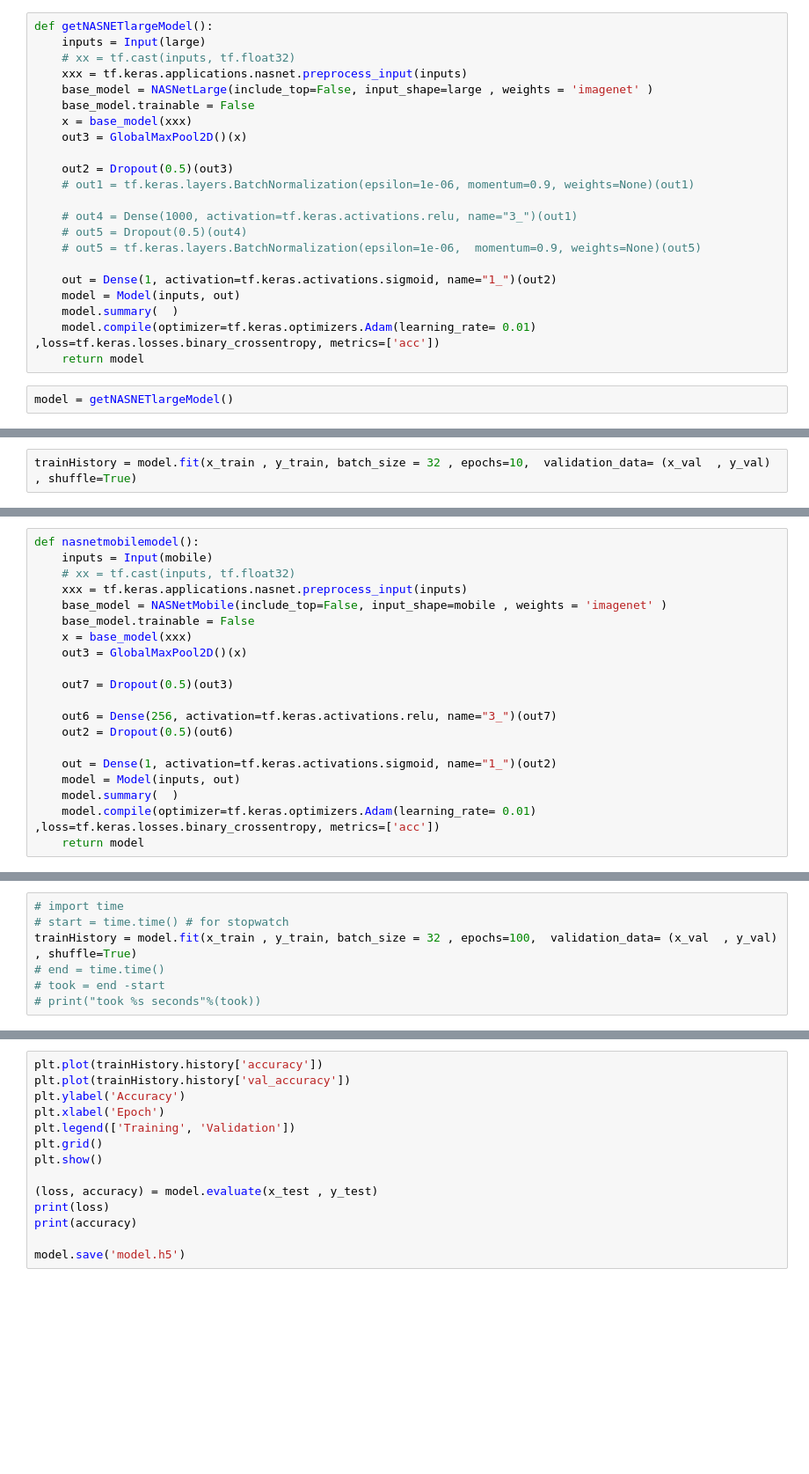
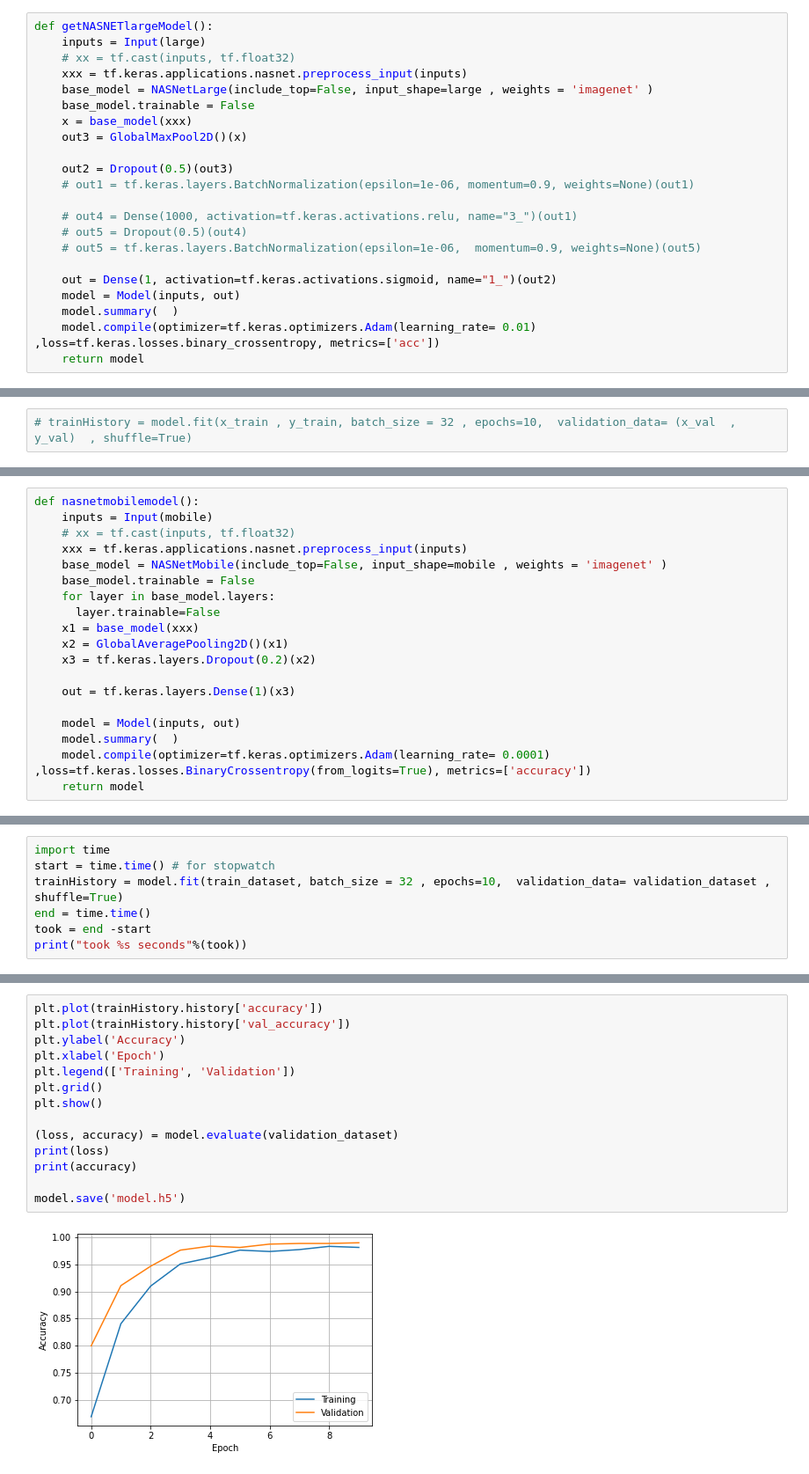
Before and after one commit to Nadiam75/DeepLearning_HW_2, a Jupyter notebook: transferLearning.ipynb, the cells around one changed output, grey strips where cells are left out. Shown at 88% size. Cells and saved outputs as stored; diff of their text form; blank space fills up the shorter version.

```diff
--- a/transferLearning.ipynb
+++ b/transferLearning.ipynb
@@ -314,5 +324,3 @@ def getNASNETlargeModel():
     model.summary(  )
     model.compile(optimizer=tf.keras.optimizers.Adam(learning_rate= 0.01)  ,loss=tf.keras.losses.binary_crossentropy, metrics=['acc'])
     return model
-# %%
-model = getNASNETlargeModel()
@@ -337,2 +330,2 @@ _________________________________________________________________
 # %%
-trainHistory = model.fit(x_train , y_train, batch_size = 32 , epochs=10,  validation_data= (x_val  , y_val)  , shuffle=True)
+# trainHistory = model.fit(x_train , y_train, batch_size = 32 , epochs=10,  validation_data= (x_val  , y_val)  , shuffle=True)
@@ -346,18 +336,17 @@ def nasnetmobilemodel():
     xxx = tf.keras.applications.nasnet.preprocess_input(inputs)
     base_model = NASNetMobile(include_top=False, input_shape=mobile , weights = 'imagenet' )
     base_model.trainable = False
-    x = base_model(xxx)
-    out3 = GlobalMaxPool2D()(x)
+    for layer in base_model.layers:
+      layer.trainable=False
+    x1 = base_model(xxx)
+    x2 = GlobalAveragePooling2D()(x1)
+    x3 = tf.keras.layers.Dropout(0.2)(x2)
 
-    out7 = Dropout(0.5)(out3)
+    out = tf.keras.layers.Dense(1)(x3)
 
-    out6 = Dense(256, activation=tf.keras.activations.relu, name="3_")(out7)
-    out2 = Dropout(0.5)(out6)
-
-    out = Dense(1, activation=tf.keras.activations.sigmoid, name="1_")(out2)
     model = Model(inputs, out)
     model.summary(  )
-    model.compile(optimizer=tf.keras.optimizers.Adam(learning_rate= 0.01)  ,loss=tf.keras.losses.binary_crossentropy, metrics=['acc'])
+    model.compile(optimizer=tf.keras.optimizers.Adam(learning_rate= 0.0001)  ,loss=tf.keras.losses.BinaryCrossentropy(from_logits=True), metrics=['accuracy'])
     return model
 # %%
 # model = getNASNETlargeModel()
@@ -381,10 +370,10 @@ Trainable params: 270,849
 Non-trainable params: 4,269,716
 _________________________________________________________________
 # %%
-# import time
-# start = time.time() # for stopwatch
-trainHistory = model.fit(x_train , y_train, batch_size = 32 , epochs=100,  validation_data= (x_val  , y_val)  , shuffle=True)
-# end = time.time()
-# took = end -start
-# print("took %s seconds"%(took))
+import time
+start = time.time() # for stopwatch
+trainHistory = model.fit(train_dataset, batch_size = 32 , epochs=10,  validation_data= validation_dataset , shuffle=True)
+end = time.time()
+took = end -start
+print("took %s seconds"%(took))
 # %% [output]
@@ -408,14 +400,16 @@ Epoch 68/100
 # %%
 plt.plot(trainHistory.history['accuracy'])
 plt.plot(trainHistory.history['val_accuracy'])
 plt.ylabel('Accuracy')
 plt.xlabel('Epoch')
 plt.legend(['Training', 'Validation'])
 plt.grid()
 plt.show()
 
-(loss, accuracy) = model.evaluate(x_test , y_test)
+(loss, accuracy) = model.evaluate(validation_dataset)
 print(loss)
 print(accuracy)
 
 model.save('model.h5')
+# %% [output]
+[figure, added]
```
Also changed, not shown: parts of 29 cells of this notebook.
